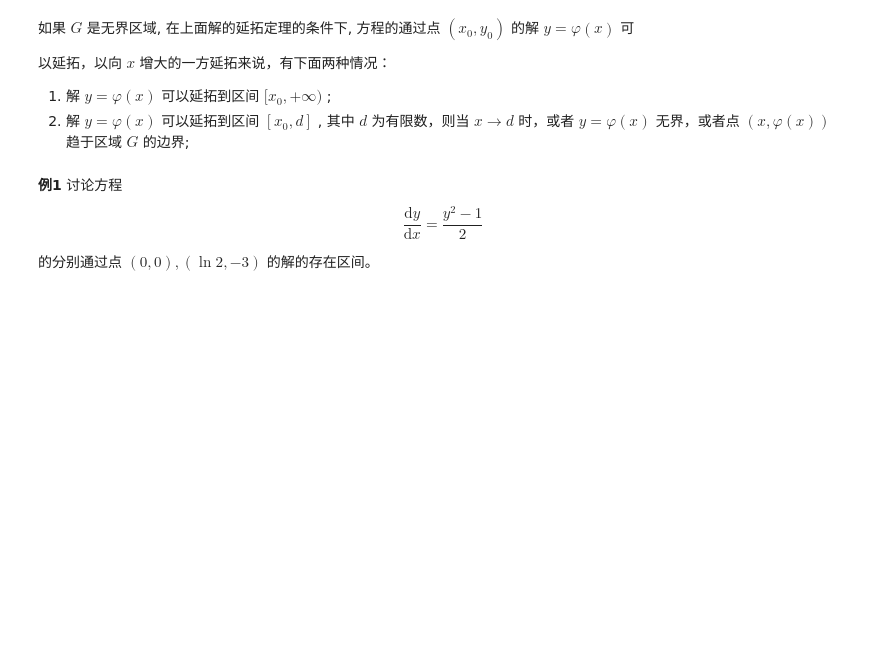
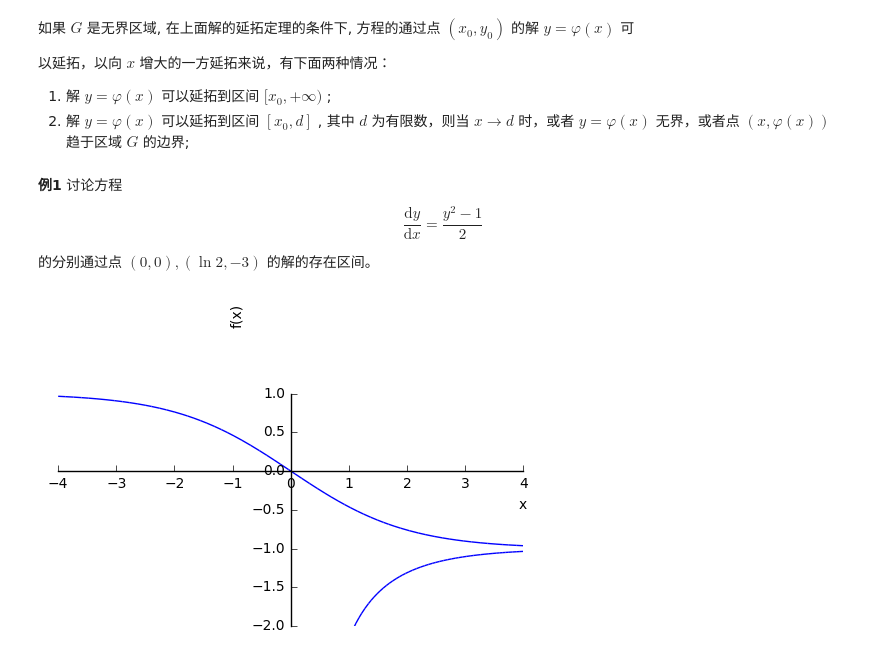
Before and after one commit to weihuayi/ODE, a Jupyter notebook: 3.2.ipynb, the cells around one changed output. Cells and saved outputs as stored; diff of their text form; code cells hidden in the pictures; blank space fills up the shorter version.

```diff
--- a/3.2.ipynb
+++ b/3.2.ipynb
@@ -152,0 +148,7 @@ show(s)
+# %%
+from sympy.abc import x
+from sympy.plotting import plot
+p = plot(((1-exp(x))/(1+exp(x)), (x, -4, 4)),
+         ((1+exp(x))/(1-exp(x)), (x, 1e-1, 4)), ylim=(-2, 2))
+# %% [output]
+[figure, added]
```
Also changed, not shown: parts of 3 cells of this notebook, 2 other files.
